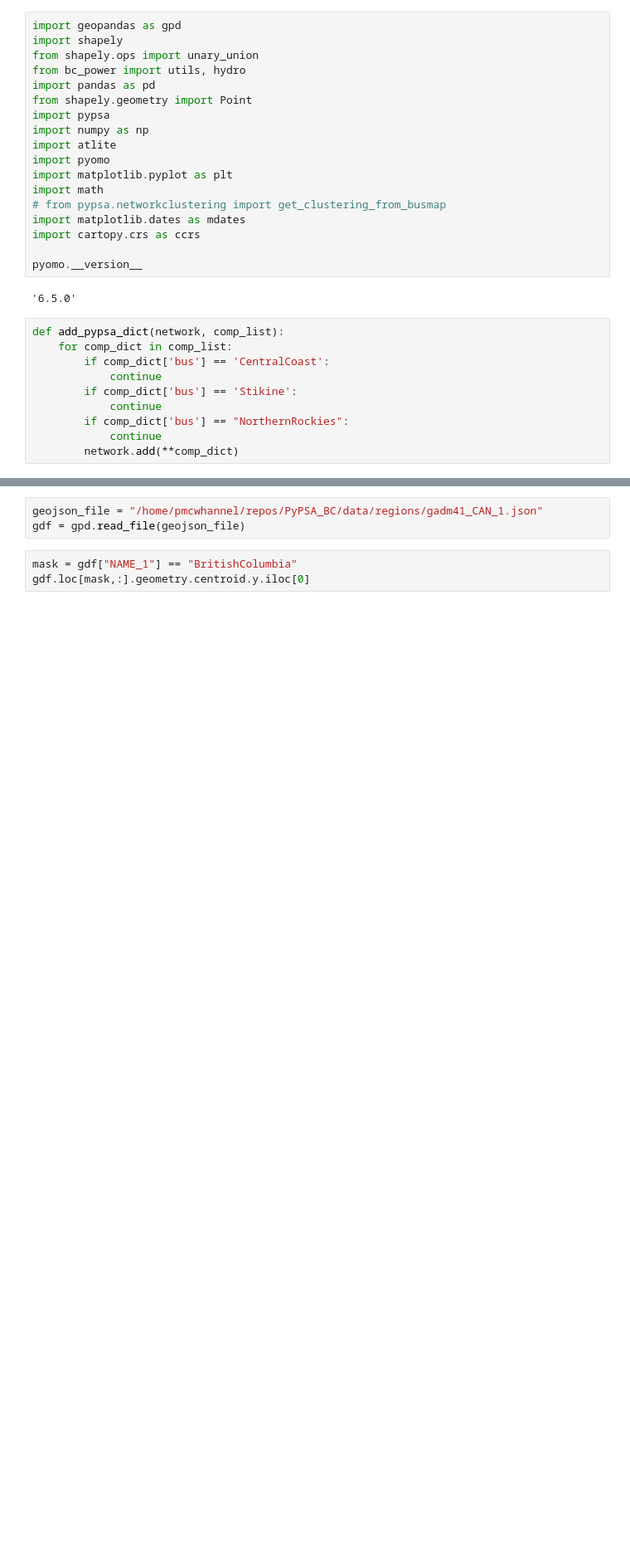
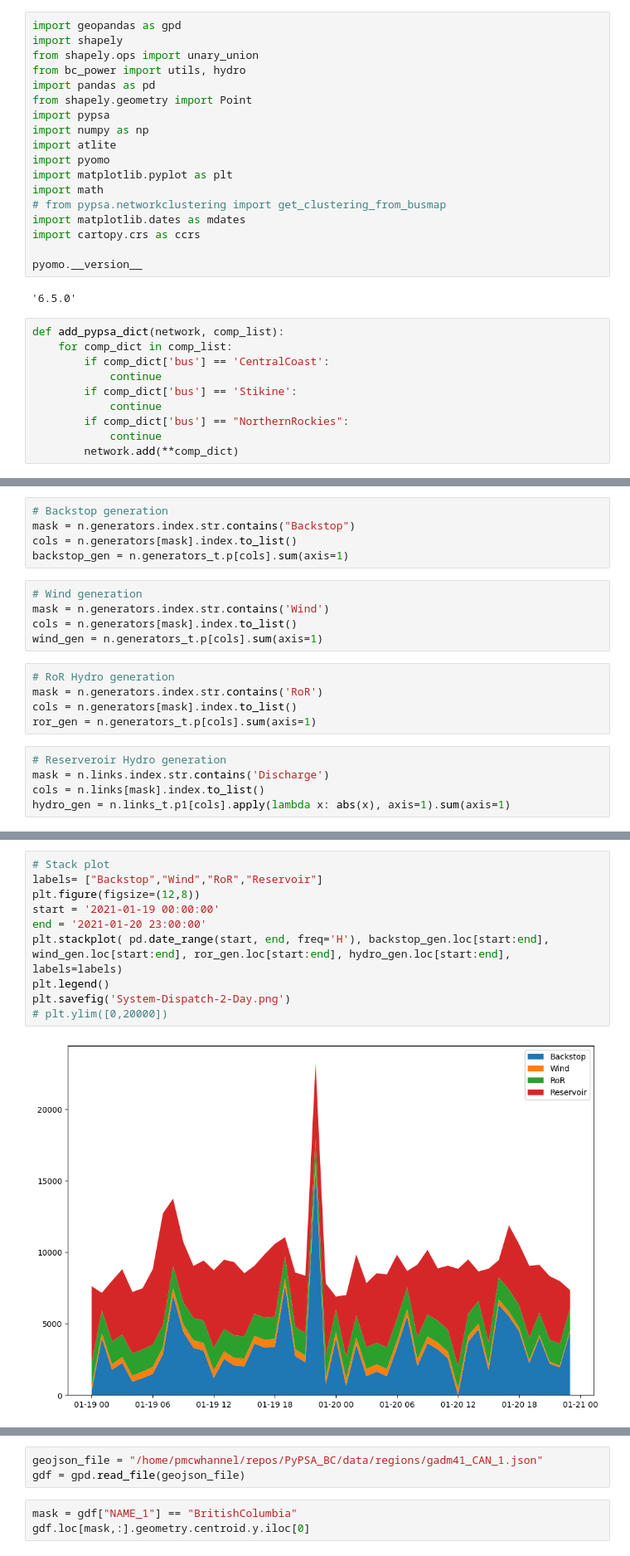
Before and after one commit to DeltaE/PyPSA_BC, a Jupyter notebook: notebooks/testing-ev-integration.ipynb, the cells around one changed output, grey strips where cells are left out. Shown: that part at 83% size. Drawn from its saved outputs; the diff is of its cells as text; blank space fills up the shorter version.

```diff
--- a/notebooks/testing-ev-integration.ipynb
+++ b/notebooks/testing-ev-integration.ipynb
@@ -36,0 +77,20 @@ INFO:pypsa.io:Imported network tester.nc has buses, carriers, generators, lines,
+# %%
+# Backstop generation
+mask = n.generators.index.str.contains("Backstop")
+cols = n.generators[mask].index.to_list()
+backstop_gen = n.generators_t.p[cols].sum(axis=1)
+# %%
+# Wind generation
+mask = n.generators.index.str.contains('Wind')
+cols = n.generators[mask].index.to_list()
+wind_gen = n.generators_t.p[cols].sum(axis=1)
+# %%
+# RoR Hydro generation
+mask = n.generators.index.str.contains('RoR')
+cols = n.generators[mask].index.to_list()
+ror_gen = n.generators_t.p[cols].sum(axis=1)
+# %%
+# Reserveroir Hydro generation
+mask = n.links.index.str.contains('Discharge')
+cols = n.links[mask].index.to_list()
+hydro_gen = n.links_t.p1[cols].apply(lambda x: abs(x), axis=1).sum(axis=1)
@@ -36,0 +104,12 @@ INFO:pypsa.io:Imported network tester.nc has buses, carriers, generators, lines,
+# %%
+# Stack plot
+labels= ["Backstop","Wind","RoR","Reservoir"]
+plt.figure(figsize=(12,8))
+start = '2021-01-19 00:00:00'
+end = '2021-01-20 23:00:00'
+plt.stackplot( pd.date_range(start, end, freq='H'), backstop_gen.loc[start:end], wind_gen.loc[start:end], ror_gen.loc[start:end], hydro_gen.loc[start:end], labels=labels)
+plt.legend()
+plt.savefig('System-Dispatch-2-Day.png')
+# plt.ylim([0,20000])
+# %% [output]
+[figure, added]
```
Also changed, not shown: parts of 7 cells of this notebook.
